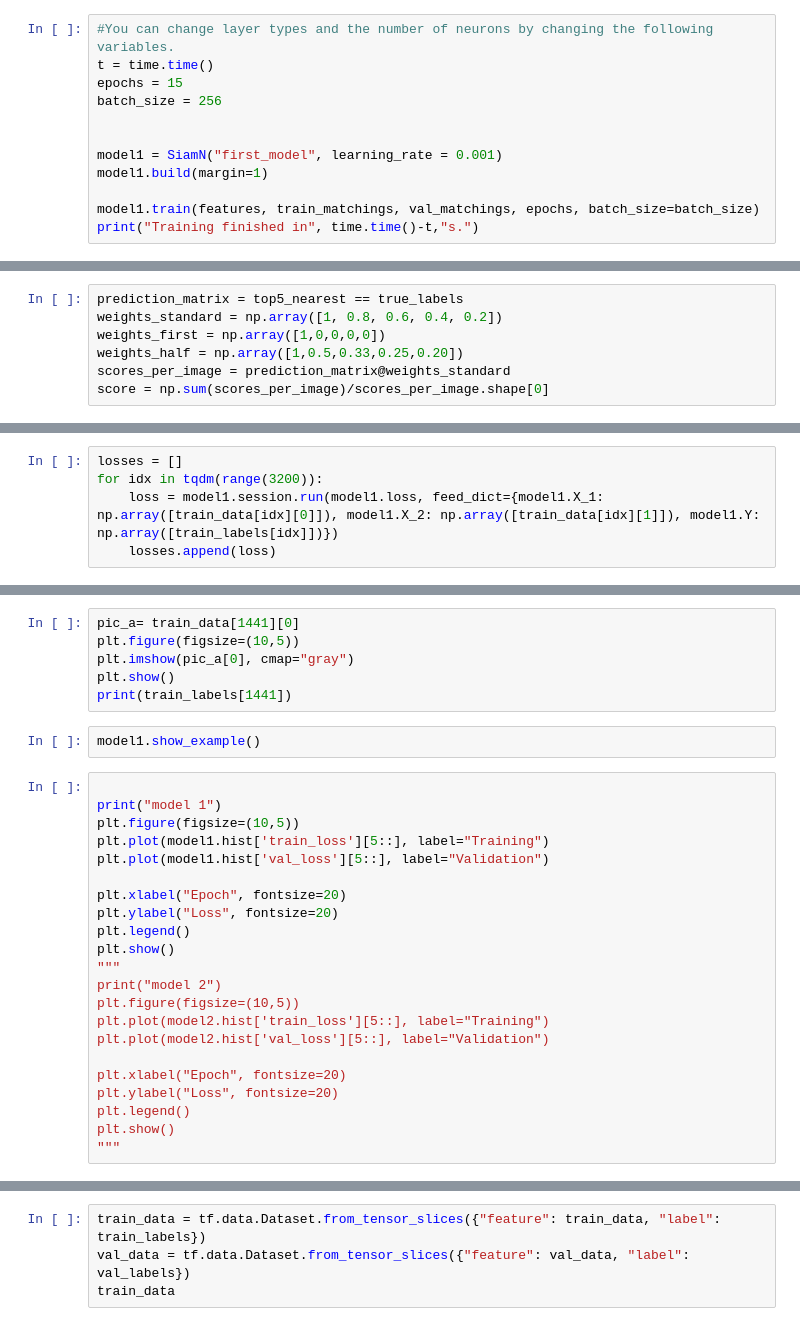
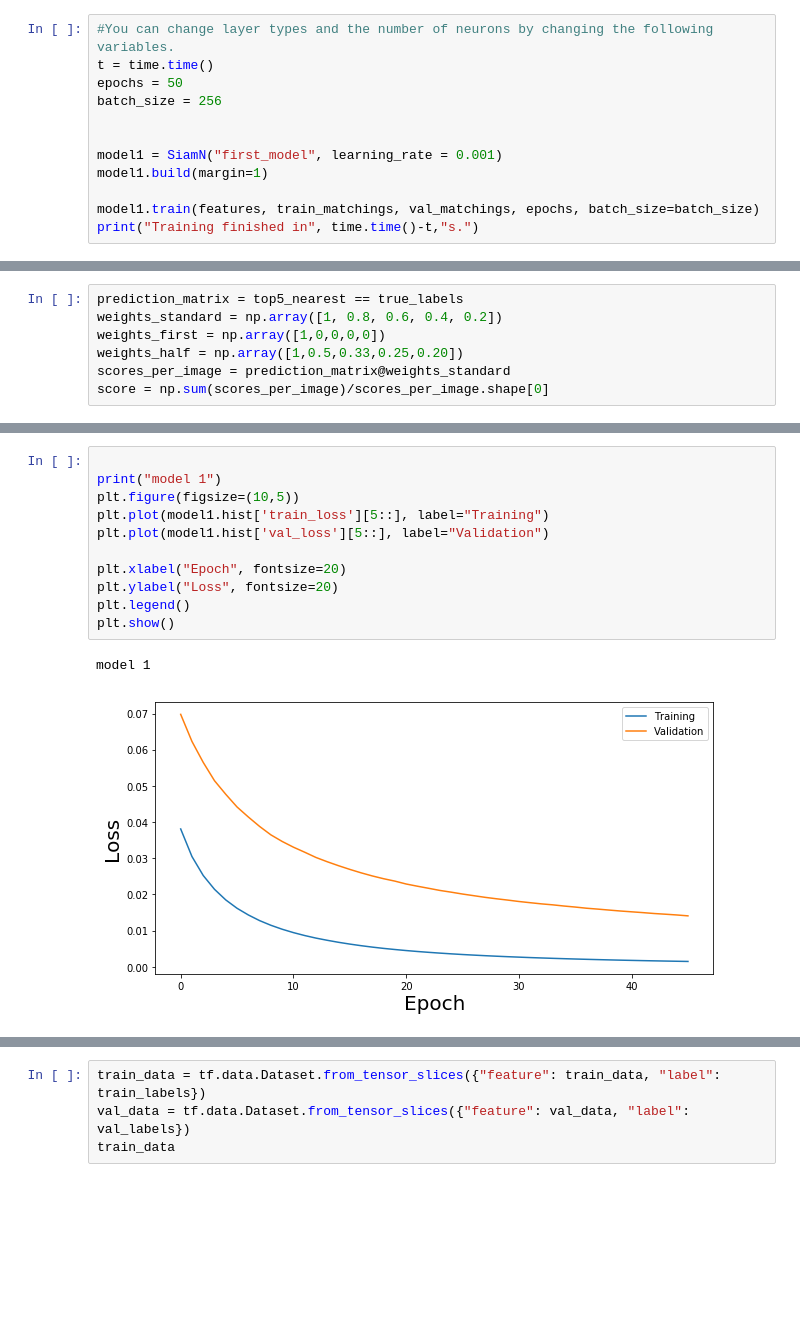
Before and after one commit to Beno71/humpback-whale-classification, a Jupyter notebook: siamese_networks.ipynb, the cells around one changed output, grey strips where cells are left out. Saved outputs shown, nothing was run; the diff lists cells and outputs as text; blank space fills up the shorter version.

```diff
--- a/siamese_networks.ipynb
+++ b/siamese_networks.ipynb
@@ -274,7 +274,7 @@ NameError: name 'model1' is not defined
 # %%
 #You can change layer types and the number of neurons by changing the following variables.
 t = time.time()
-epochs = 15
+epochs = 50
 batch_size = 256
 
 
@@ -349,5 +340,0 @@ Index:  866
-# %%
-losses = []
-for idx in tqdm(range(3200)):
-    loss = model1.session.run(model1.loss, feed_dict={model1.X_1: np.array([train_data[idx][0]]), model1.X_2: np.array([train_data[idx][1]]), model1.Y: np.array([train_labels[idx]])})
-    losses.append(loss)
@@ -374,32 +341,16 @@ for i in range(len(outlier_indices)):
-# %%
-pic_a= train_data[1441][0]
-plt.figure(figsize=(10,5))
-plt.imshow(pic_a[0], cmap="gray")
-plt.show()
-print(train_labels[1441])
-# %%
-model1.show_example()
 # %%
 
 print("model 1")
 plt.figure(figsize=(10,5))
 plt.plot(model1.hist['train_loss'][5::], label="Training")
 plt.plot(model1.hist['val_loss'][5::], label="Validation")
 
 plt.xlabel("Epoch", fontsize=20)
 plt.ylabel("Loss", fontsize=20)
 plt.legend()
 plt.show()
-"""
-print("model 2")
-plt.figure(figsize=(10,5))
-plt.plot(model2.hist['train_loss'][5::], label="Training")
-plt.plot(model2.hist['val_loss'][5::], label="Validation")
-
-plt.xlabel("Epoch", fontsize=20)
-plt.ylabel("Loss", fontsize=20)
-plt.legend()
-plt.show()
-"""
+# %% [output]
+model 1
+[figure, added]
 # %%
 print(model1.hist["train_loss"])
```
Also changed, not shown: parts of 21 cells of this notebook.
